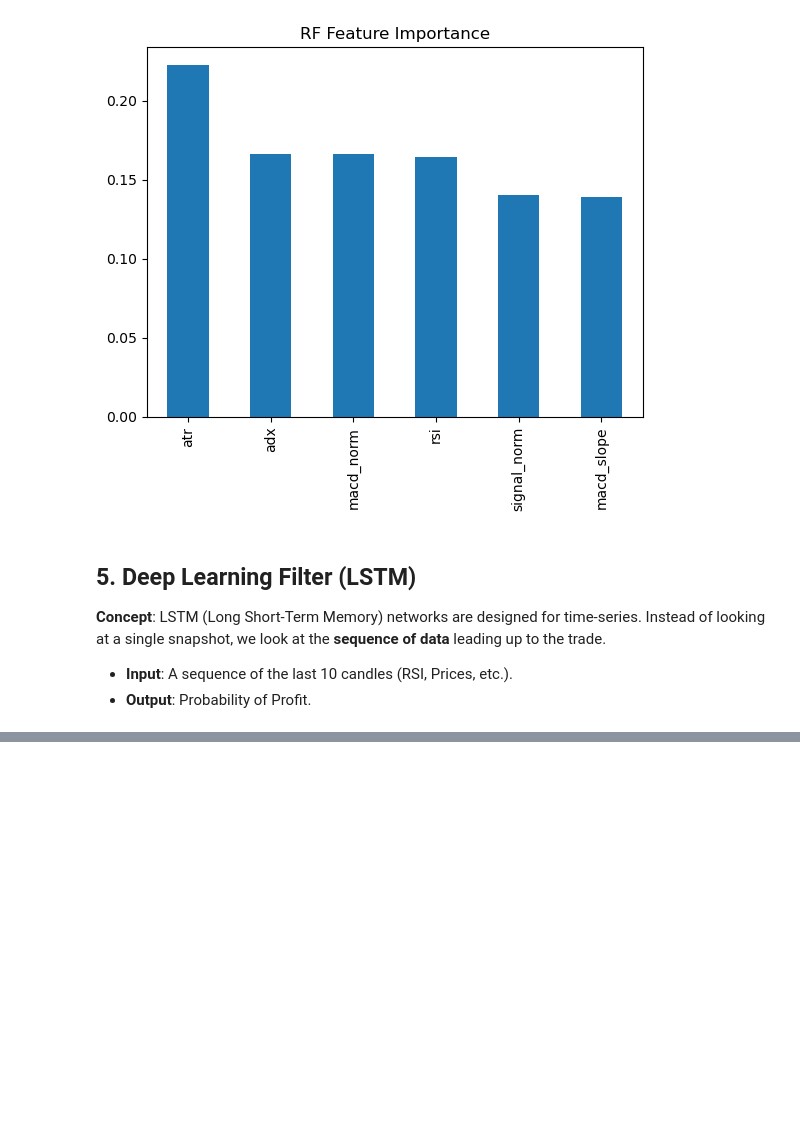
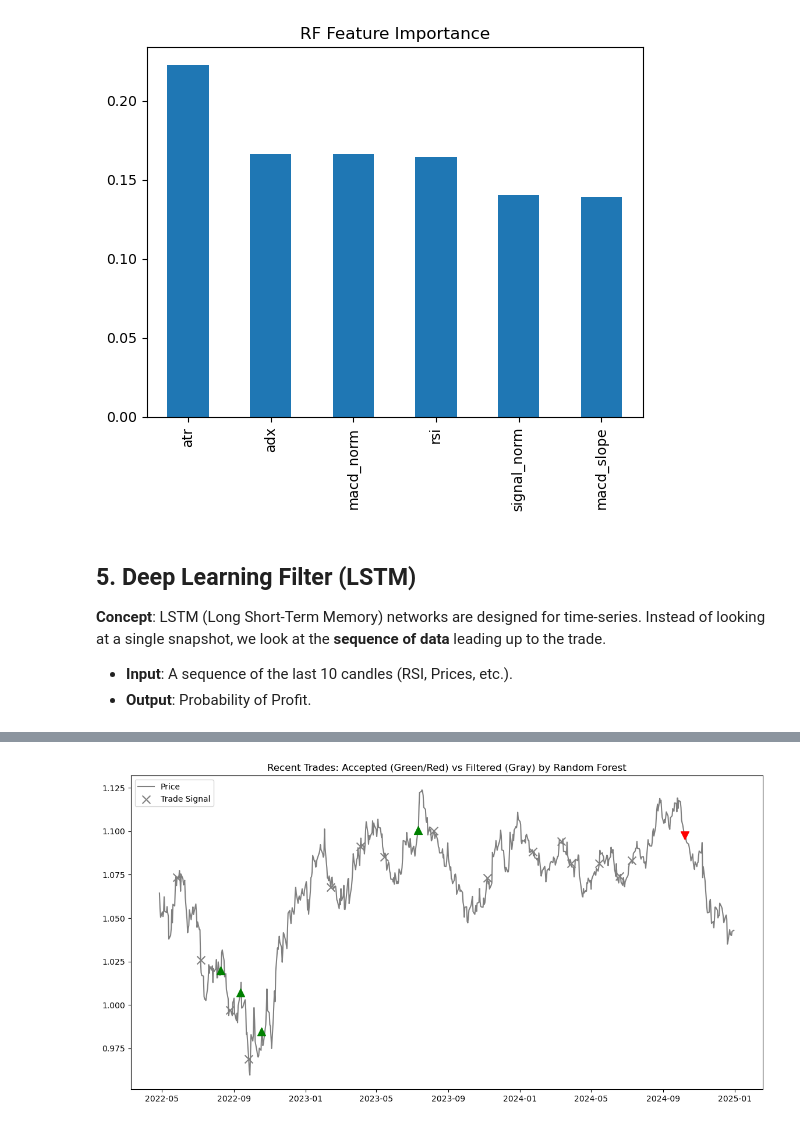
Before and after one commit to troytoy/Advance_Research_Project, a Jupyter notebook: final_project.ipynb, the cells around one changed output, grey strips where cells are left out. Drawn from its saved outputs; the diff is of its cells as text; code cells hidden in the pictures; blank space fills up the shorter version.

```diff
--- a/final_project.ipynb
+++ b/final_project.ipynb
@@ -296,0 +372,32 @@ weighted avg       0.36      0.30      0.32        27
+# %%
+# Filter for recent trades (getLast 20 trades from test set)
+recent_trades = test_trades.tail(20)
+start_date = recent_trades.index[0] - pd.Timedelta(days=30)
+price_data = df.loc[start_date:]
+
+plt.figure(figsize=(14, 7))
+plt.plot(price_data.index, price_data['Close'], label='EURUSD Price', alpha=0.5, color='black')
+
+for idx, row in recent_trades.iterrows():
+    color = 'grey' # Default: Filtered Out
+    marker = 'x'
+    label_prefix = "SKIP"
+
+    # Check if RF accepted it
+    if row['RF_Pred'] == 1:
+        if row['Signal'] == 1: # Buy Signal
+            color = 'green'
+            marker = '^'
+            label_prefix = "BUY"
+        else: # Sell Signal
+            color = 'red'
+            marker = 'v'
+            label_prefix = "SELL"
+
+    plt.scatter(idx, row['Close'], color=color, marker=marker, s=100, zorder=5)
+
+plt.title('Recent Trades: Accepted (Green/Red) vs Filtered (Gray) by Random Forest')
+plt.legend(['Price', 'Trade Signal'])
+plt.show()
+# %% [output]
+[figure, added]
```
Also changed, not shown: parts of 5 cells of this notebook.
